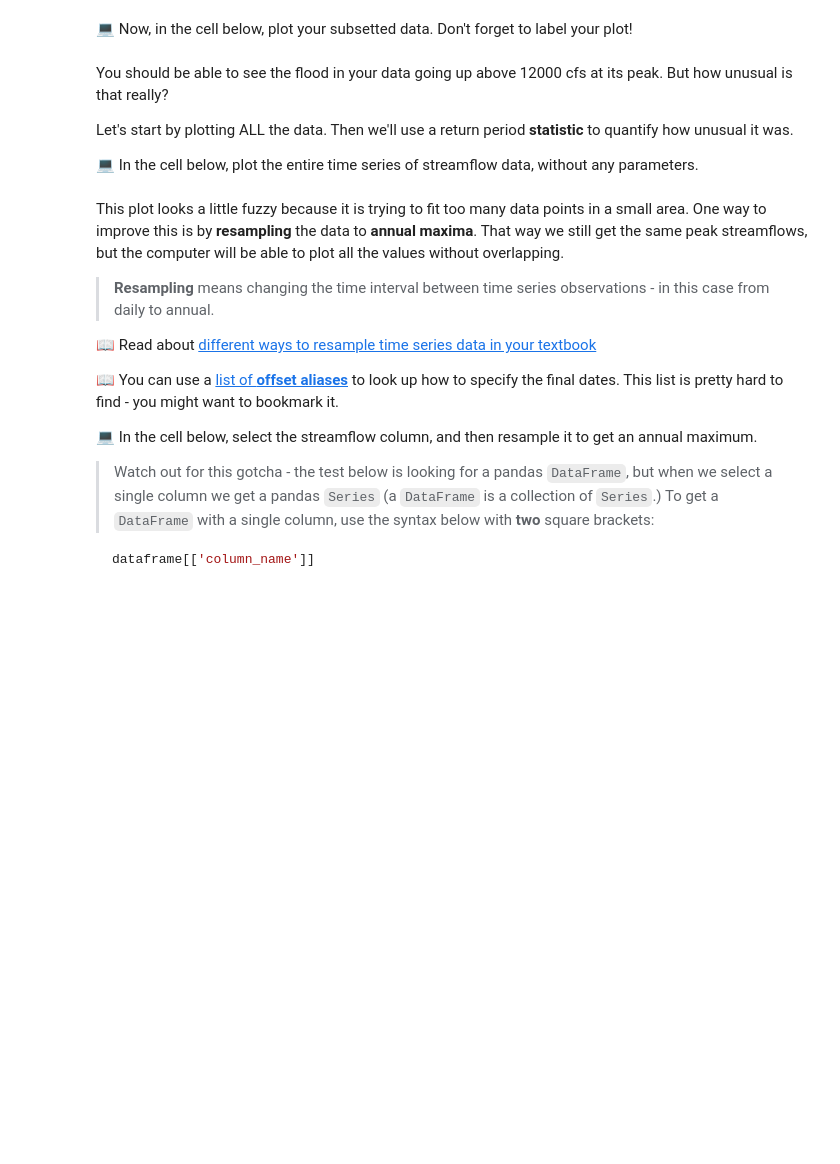
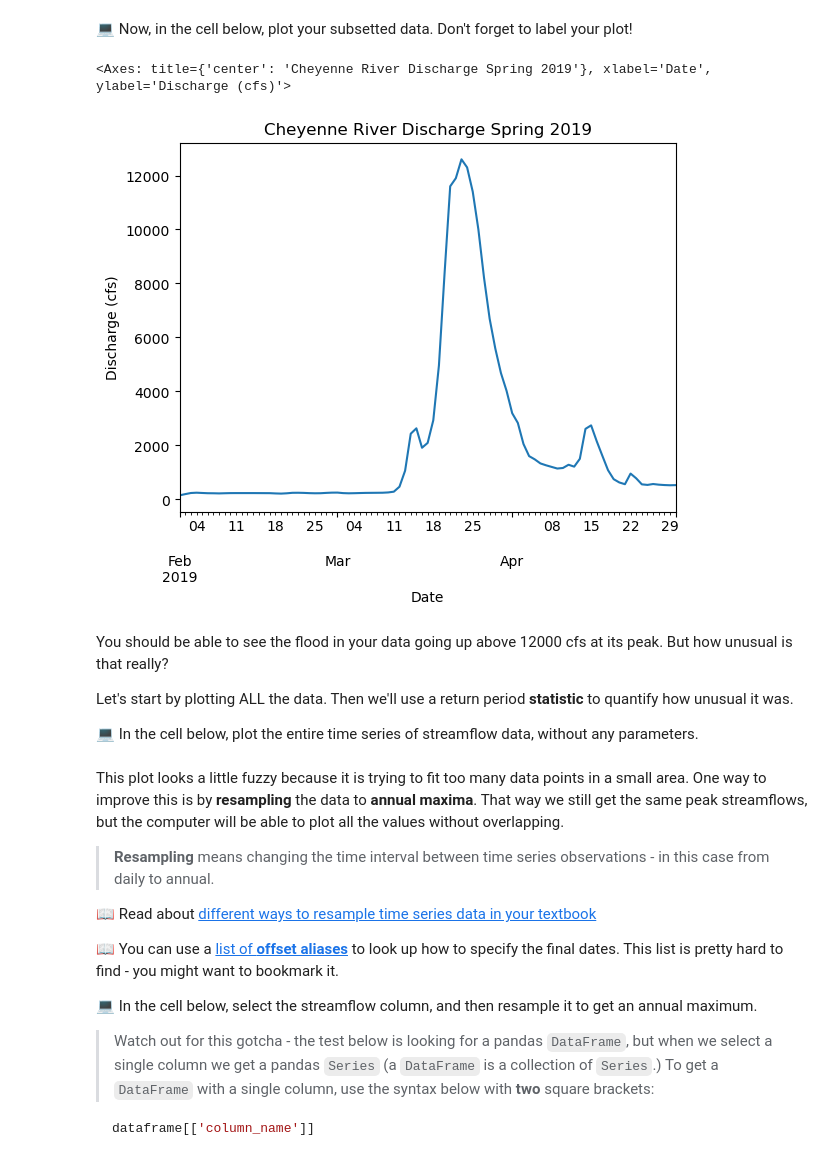
Before and after one commit to Haak0/time-series-data-Haak0, a Jupyter notebook: stars-02-time-series.ipynb, the cells around one changed output. Drawn from its saved outputs; the diff is of its cells as text; code cells hidden in the pictures; blank space fills up the shorter version.

```diff
--- a/stars-02-time-series.ipynb
+++ b/stars-02-time-series.ipynb
@@ -200,14 +202,13 @@ In the cell below complete the following task:
 2. Download the data using the provided code.
 3. Save the result (or HTTP Response) to a **descriptive variable**, and call the variable at the end of the cell.
 # %%
-nwis_url = ' https://waterdata.usgs.gov/nwis/'
-'dv?cb_all_=on&cb_00060=on&cb_00065=on&format=rdb&site_no=06423500&'
-'legacy=&referred_module=sw&period=&begin_date=2022-05-24&'
-'end_date=2023-05-24'
-# YOUR CODE HERE
+nwis_url = ('https://waterdata.usgs.gov/nwis/dv?cb_00060=on&cb_00065='
+            'on&format=rdb&site_no=06423500&legacy=&referred_module='
+            'sw&period=&begin_date=1914-10-01&end_date=2023-06-12')
+
 
 # Download data using a GET HTTP Request
-requests.get(nwis_url)
+nwis_data = requests.get(nwis_url)
 # %%
 ans_req = _
 req_pts = 0
@@ -331,0 +401,13 @@ raise NotImplementedError()
+# %%
+river_flow = pd.read_csv(
+    BytesIO(nwis_data.content),
+    comment='#',
+    delimiter='\t',
+    skiprows=[30,31],
+    names=['Agency', 'Site Number', 'Date', 'Discharge', 'Site Code', 'Gauge Height', 'Site Code 2'],
+    index_col='Date',
+    parse_dates=True,
+    na_values = 'Ice'
+)
+river_flow_update = river_flow.drop(columns = ['Gauge Height', 'Site Code 2'])
+river_flow_update
@@ -377,0 +479,3 @@ raise NotImplementedError()
+# %%
+river_flow_subset = river_flow['2019-02-01':'2019-04-30']
+river_flow_subset
@@ -425,3 +548,11 @@ raise NotImplementedError()
+# %%
+river_flow_subset.plot(y='Discharge',
+                       ylabel= 'Discharge (cfs)',
+                       legend=False,
+                       title='Cheyenne River Discharge Spring 2019')
+# %% [output]
+<Axes: title={'center': 'Cheyenne River Discharge Spring 2019'}, xlabel='Date', ylabel='Discharge (cfs)'>
+[figure, added]
 # %% [markdown]
 You should be able to see the flood in your data going up above 12000 cfs at its peak. But how unusual is that really?
 
```
Also changed, not shown: parts of 19 cells of this notebook.
